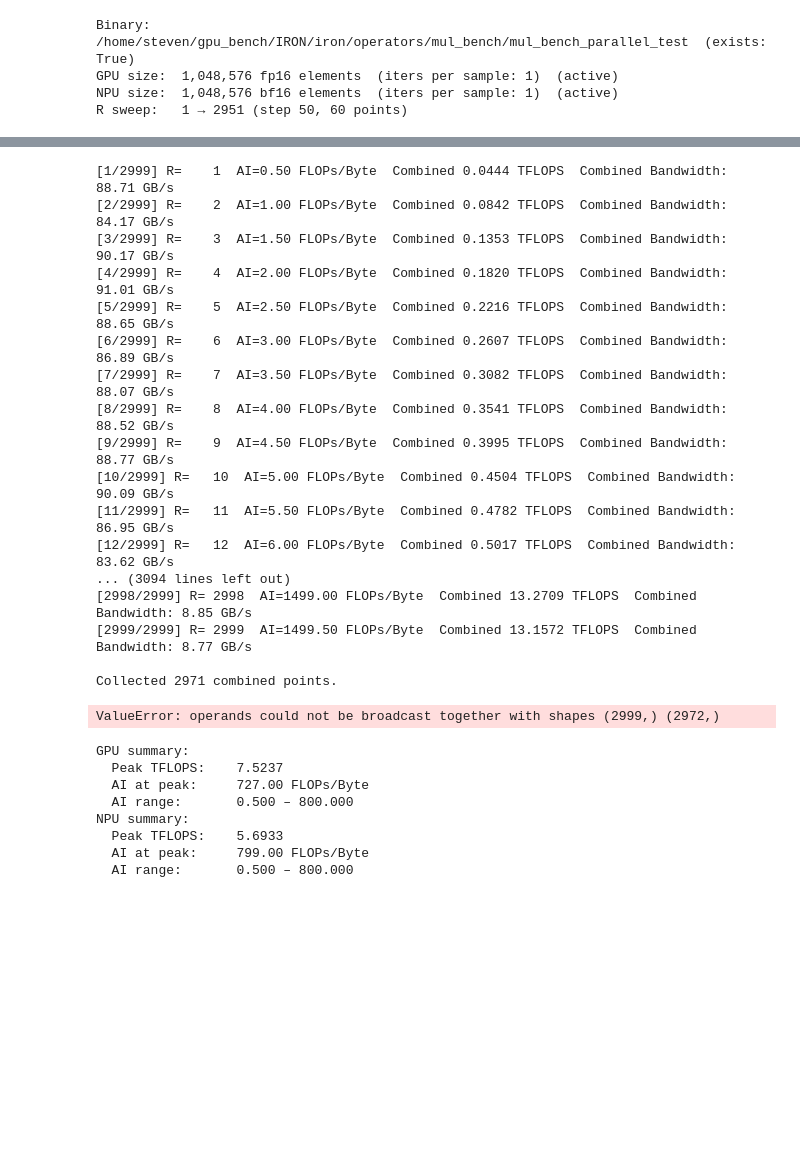
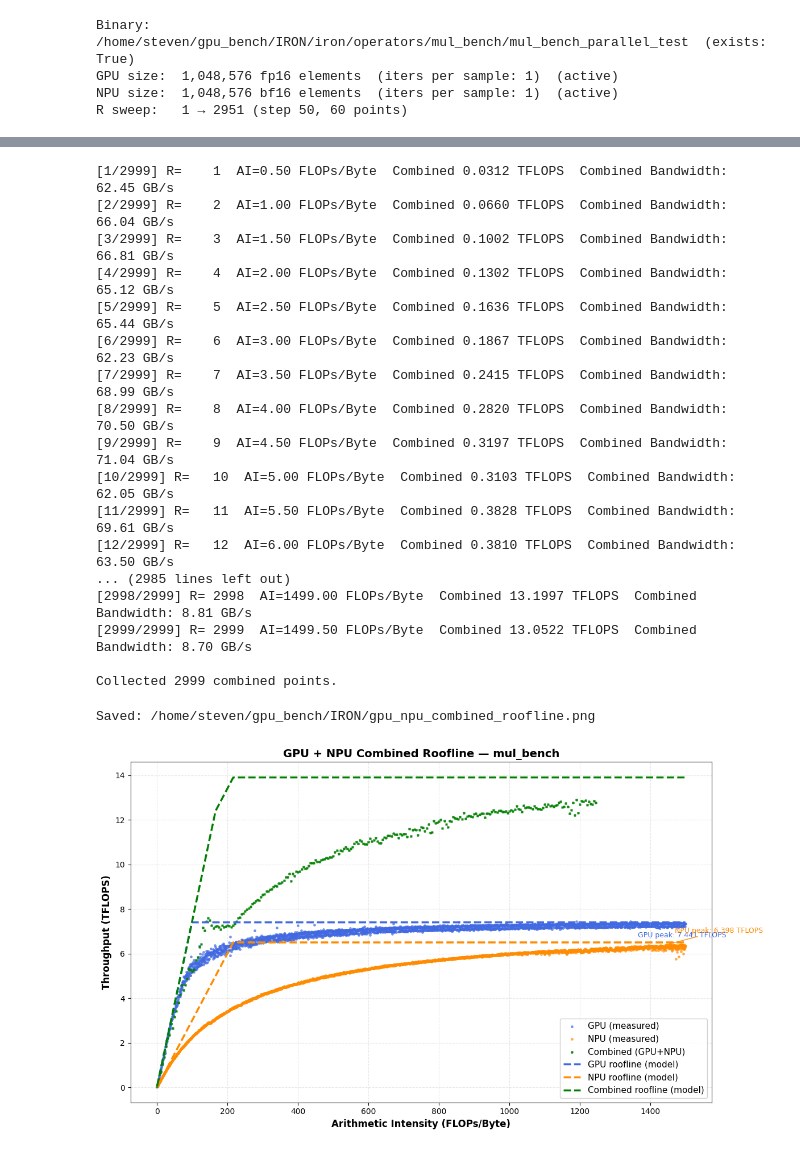
Before and after one commit to stevhill/roofline, a Jupyter notebook: generate_roofline_gpu_npu.ipynb, the cells around one changed output, grey strips where cells are left out. Saved outputs shown, nothing was run; the diff lists cells and outputs as text; code cells hidden in the pictures; blank space fills up the shorter version.

Commit message:
optimized the benchmarks and collected data

```diff
--- a/generate_roofline_gpu_npu.ipynb
+++ b/generate_roofline_gpu_npu.ipynb
@@ -329,12 +212,14 @@ NPU 1.6101 TFLOPS  NPU BW 24.96 GB/s
 # %%
 # ── Combined sweep ────────────────────────────────────────────────────────────
-npu_mem      = 29.5
+npu_mem      = 30
 gpu_mem      = 74.5
 total_mem    = 74.5
-npu_perf     = 5693.3
-gpu_perf     = 7523.7
+npu_perf     = 6500
+gpu_perf     = 7400
 _total_mem = total_mem  # local copy — mutated per iteration like the original
 combined_points2 = []
+model_points     = []
+R_VALUES = list(range(1, 3000, 1))
 for idx, r in enumerate(R_VALUES):
     print(f"[{idx+1}/{len(R_VALUES)}] R={r:5d}  AI={r/2:.2f} FLOPs/Byte", end="  ", flush=True)
     try:
@@ -364,29 +249,29 @@ for idx, r in enumerate(R_VALUES):
 
 print(f"\nCollected {len(combined_points2)} combined points.")
 # %% [output]
-[1/2999] R=    1  AI=0.50 FLOPs/Byte  Combined 0.0444 TFLOPS  Combined Bandwidth: 88.71 GB/s
-[2/2999] R=    2  AI=1.00 FLOPs/Byte  Combined 0.0842 TFLOPS  Combined Bandwidth: 84.17 GB/s
-[3/2999] R=    3  AI=1.50 FLOPs/Byte  Combined 0.1353 TFLOPS  Combined Bandwidth: 90.17 GB/s
-[4/2999] R=    4  AI=2.00 FLOPs/Byte  Combined 0.1820 TFLOPS  Combined Bandwidth: 91.01 GB/s
-[5/2999] R=    5  AI=2.50 FLOPs/Byte  Combined 0.2216 TFLOPS  Combined Bandwidth: 88.65 GB/s
-[6/2999] R=    6  AI=3.00 FLOPs/Byte  Combined 0.2607 TFLOPS  Combined Bandwidth: 86.89 GB/s
-[7/2999] R=    7  AI=3.50 FLOPs/Byte  Combined 0.3082 TFLOPS  Combined Bandwidth: 88.07 GB/s
-[8/2999] R=    8  AI=4.00 FLOPs/Byte  Combined 0.3541 TFLOPS  Combined Bandwidth: 88.52 GB/s
-[9/2999] R=    9  AI=4.50 FLOPs/Byte  Combined 0.3995 TFLOPS  Combined Bandwidth: 88.77 GB/s
-[10/2999] R=   10  AI=5.00 FLOPs/Byte  Combined 0.4504 TFLOPS  Combined Bandwidth: 90.09 GB/s
-[11/2999] R=   11  AI=5.50 FLOPs/Byte  Combined 0.4782 TFLOPS  Combined Bandwidth: 86.95 GB/s
-[12/2999] R=   12  AI=6.00 FLOPs/Byte  Combined 0.5017 TFLOPS  Combined Bandwidth: 83.62 GB/s
-... (3094 lines left out)
-[2998/2999] R= 2998  AI=1499.00 FLOPs/Byte  Combined 13.2709 TFLOPS  Combined Bandwidth: 8.85 GB/s
-[2999/2999] R= 2999  AI=1499.50 FLOPs/Byte  Combined 13.1572 TFLOPS  Combined Bandwidth: 8.77 GB/s
+[1/2999] R=    1  AI=0.50 FLOPs/Byte  Combined 0.0312 TFLOPS  Combined Bandwidth: 62.45 GB/s
+[2/2999] R=    2  AI=1.00 FLOPs/Byte  Combined 0.0660 TFLOPS  Combined Bandwidth: 66.04 GB/s
+[3/2999] R=    3  AI=1.50 FLOPs/Byte  Combined 0.1002 TFLOPS  Combined Bandwidth: 66.81 GB/s
+[4/2999] R=    4  AI=2.00 FLOPs/Byte  Combined 0.1302 TFLOPS  Combined Bandwidth: 65.12 GB/s
+[5/2999] R=    5  AI=2.50 FLOPs/Byte  Combined 0.1636 TFLOPS  Combined Bandwidth: 65.44 GB/s
+[6/2999] R=    6  AI=3.00 FLOPs/Byte  Combined 0.1867 TFLOPS  Combined Bandwidth: 62.23 GB/s
+[7/2999] R=    7  AI=3.50 FLOPs/Byte  Combined 0.2415 TFLOPS  Combined Bandwidth: 68.99 GB/s
+[8/2999] R=    8  AI=4.00 FLOPs/Byte  Combined 0.2820 TFLOPS  Combined Bandwidth: 70.50 GB/s
+[9/2999] R=    9  AI=4.50 FLOPs/Byte  Combined 0.3197 TFLOPS  Combined Bandwidth: 71.04 GB/s
+[10/2999] R=   10  AI=5.00 FLOPs/Byte  Combined 0.3103 TFLOPS  Combined Bandwidth: 62.05 GB/s
+[11/2999] R=   11  AI=5.50 FLOPs/Byte  Combined 0.3828 TFLOPS  Combined Bandwidth: 69.61 GB/s
+[12/2999] R=   12  AI=6.00 FLOPs/Byte  Combined 0.3810 TFLOPS  Combined Bandwidth: 63.50 GB/s
+... (2985 lines left out)
+[2998/2999] R= 2998  AI=1499.00 FLOPs/Byte  Combined 13.1997 TFLOPS  Combined Bandwidth: 8.81 GB/s
+[2999/2999] R= 2999  AI=1499.50 FLOPs/Byte  Combined 13.0522 TFLOPS  Combined Bandwidth: 8.70 GB/s
 
-Collected 2971 combined points.
+Collected 2999 combined points.
 # %%
 # ── Plot ───────────────────────────────────────────────────────────────────────
 gpu_ai     = np.array([p[0] for p in gpu_points2])
 gpu_tflops = np.array([p[1] for p in gpu_points2])
-npu_ai     = np.array([p[0] for p in npu_points2])
-npu_tflops = np.array([p[1] for p in npu_points2])
+npu_ai     = np.array([p[0] for p in npu_points])
+npu_tflops = np.array([p[1] for p in npu_points])
 comb_ai   = np.array([p[0] for p in combined_points2 if p[1] is not None])
 comb_tflops = np.array([p[1] for p in combined_points2 if p[1] is not None])
 
@@ -400,7 +285,8 @@ comb_env_ai, comb_env = upper_envelope(comb_ai, comb_tflops)
 
 gpu_roofline = np.minimum(gpu_perf, gpu_mem * gpu_env_ai) / 1000
 npu_roofline = np.minimum(npu_perf, npu_mem * npu_env_ai) / 1000
-comb_roofline = np.minimum(gpu_roofline + npu_roofline, total_mem * comb_env_ai / 1000)
+comb_roofline = np.minimum(gpu_roofline + npu_roofline, total_mem * npu_env_ai / 1000)
+#comb_roofline = np.minimum(npu_env_ai * 0.84, npu_tflops + gpu_tflops)
 
 fig, ax = plt.subplots(figsize=(12, 7))
 
@@ -413,56 +299,36 @@ ax.scatter(comb_ai, comb_tflops, s=6, alpha=0.8, color="green", marker="X", labe
 #ax.plot(comb_env_ai, comb_env, color="green", linewidth=2.5, label="Combined roofline (env sum)")
 ax.plot(gpu_env_ai, gpu_roofline, color="royalblue",  linewidth=2.5, linestyle="--", label="GPU roofline (model)")
 ax.plot(npu_env_ai, npu_roofline, color="darkorange", linewidth=2.5, linestyle="--", label="NPU roofline (model)")
-ax.plot(comb_env_ai, comb_roofline, color="green", linewidth=2.5, linestyle="--", label="Combined roofline (model)")
+ax.plot(npu_env_ai, comb_roofline, color="green", linewidth=2.5, linestyle="--", label="Combined roofline (model)")
 
 ax.set_xlabel("Arithmetic Intensity (FLOPs/Byte)", fontsize=12, fontweight="bold")
 ax.set_ylabel("Throughput (TFLOPS)",               fontsize=12, fontweight="bold")
 ax.set_title("GPU + NPU Combined Roofline — mul_bench", fontsize=14, fontweight="bold")
 ax.grid(True, which="both", alpha=0.3, linestyle="--")
 ax.legend(fontsize=11, framealpha=0.9)
 
-if len(gpu_points):
+if len(gpu_points2):
     ax.annotate(
         f"GPU peak: {gpu_tflops.max():.3f} TFLOPS",
         xy=(gpu_ai[gpu_tflops.argmax()], gpu_tflops.max()),
         xytext=(10, -20), textcoords="offset points",
         fontsize=9, color="royalblue",
         arrowprops=dict(arrowstyle="->", color="royalblue"),
     )
 if len(npu_points):
     ax.annotate(
         f"NPU peak: {npu_tflops.max():.3f} TFLOPS",
         xy=(npu_ai[npu_tflops.argmax()], npu_tflops.max()),
         xytext=(10, 15), textcoords="offset points",
         fontsize=9, color="darkorange",
         arrowprops=dict(arrowstyle="->", color="darkorange"),
     )
 
 plt.tight_layout()
 out_png = REPO_ROOT / "gpu_npu_combined_roofline.png"
 plt.savefig(str(out_png), dpi=300, bbox_inches="tight")
 print(f"Saved: {out_png}")
 plt.show()
 # %% [output]
-ValueError: operands could not be broadcast together with shapes (2999,) (2972,)
+Saved: /home/steven/gpu_bench/IRON/gpu_npu_combined_roofline.png
+[figure, added]
-# %%
-# ── Summary ────────────────────────────────────────────────────────────────────
-if len(gpu_points):
-    print("GPU summary:")
-    print(f"  Peak TFLOPS:    {gpu_tflops.max():.4f}")
-    print(f"  AI at peak:     {gpu_ai[gpu_tflops.argmax()]:.2f} FLOPs/Byte")
-    print(f"  AI range:       {gpu_ai.min():.3f} – {gpu_ai.max():.3f}")
-if len(npu_points):
-    print("NPU summary:")
-    print(f"  Peak TFLOPS:    {npu_tflops.max():.4f}")
-    print(f"  AI at peak:     {npu_ai[npu_tflops.argmax()]:.2f} FLOPs/Byte")
-    print(f"  AI range:       {npu_ai.min():.3f} – {npu_ai.max():.3f}")
-# %% [output]
-GPU summary:
-  Peak TFLOPS:    7.5237
-  AI at peak:     727.00 FLOPs/Byte
-  AI range:       0.500 – 800.000
-NPU summary:
-  Peak TFLOPS:    5.6933
-  AI at peak:     799.00 FLOPs/Byte
-  AI range:       0.500 – 800.000
```
Also changed, not shown: parts of 16 cells of this notebook, 27 other files.
